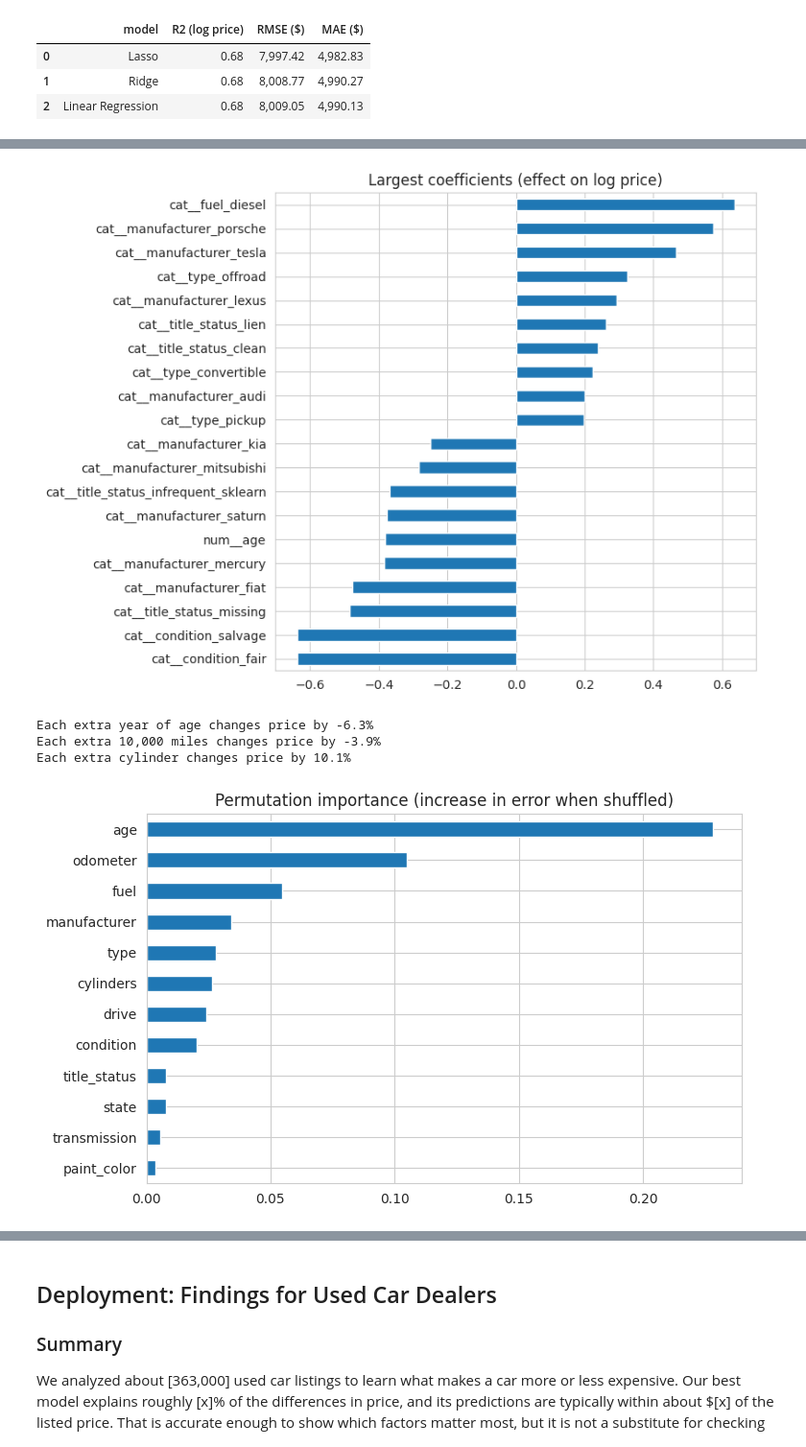
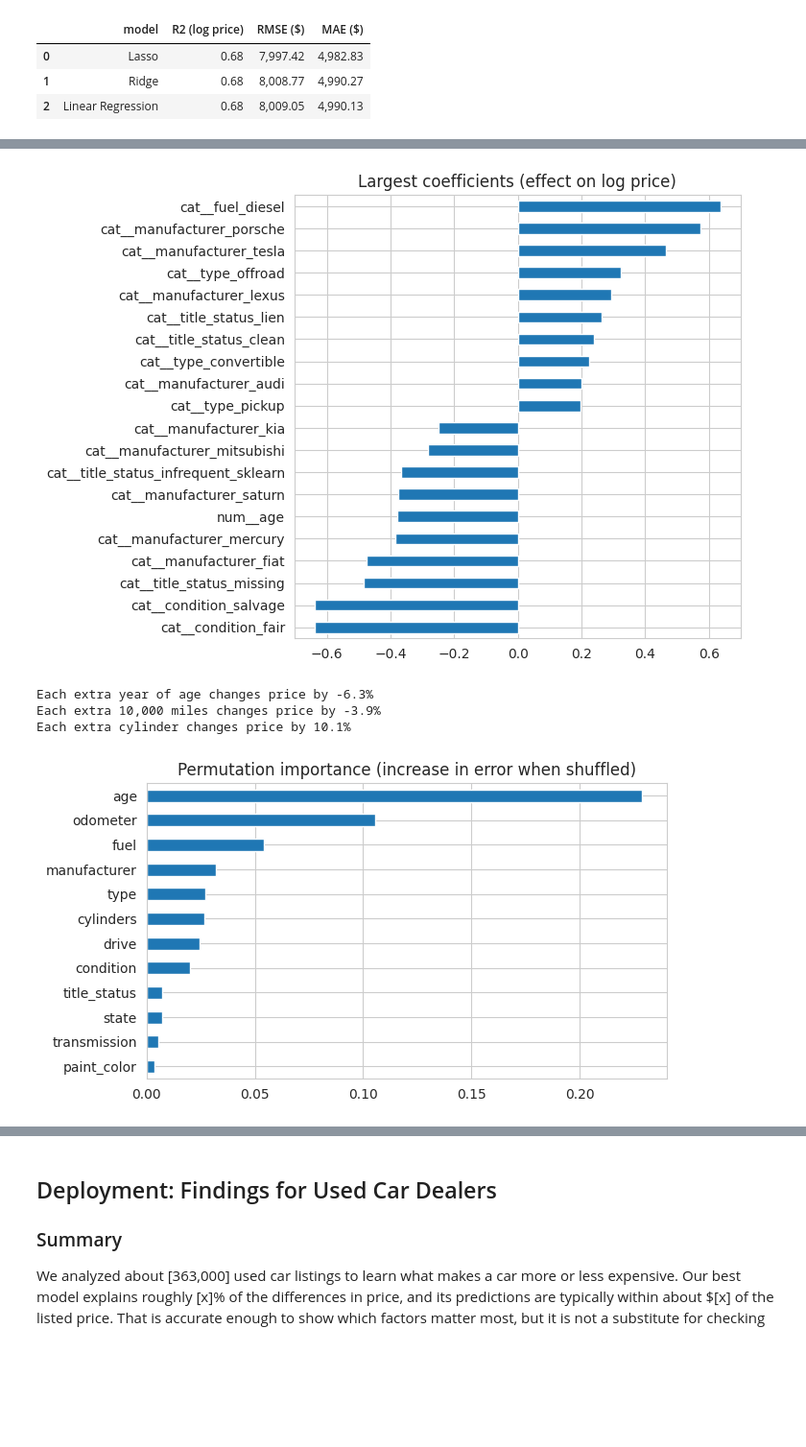
Before and after one commit to SuMiaRbyte/BERKLEY, a Jupyter notebook: prompt_II.ipynb, the cells around one changed output, grey strips where cells are left out. Shown at 96% size. Cells and saved outputs as stored; diff of their text form; code cells hidden in the pictures; blank space fills up the shorter version.

```diff
--- a/prompt_II.ipynb
+++ b/prompt_II.ipynb
@@ -383,10 +363,10 @@ coefs = pd.Series(best_model.named_steps["model"].coef_,
 
 # Biggest negative and positive effects on log(price)
 top = pd.concat([coefs.head(10), coefs.tail(10)])
-top.plot(kind="barh", figsize=(7, 7), title="Largest coefficients (effect on log price)")
+top.plot(kind="barh", figsize=(6, 6), title="Largest coefficients (effect on log price)")
 plt.show()
 # %% [output]
-[figure, old version]
+[figure, new version]
 # %%
 # Translate numeric features into dealer-friendly terms
 scaler = prep.named_transformers_["num"].named_steps["scale"]
@@ -405,13 +385,13 @@ Each extra cylinder changes price by 10.1%
 # %%
 #What drives price: permutation importance (works on original columns)
 sample = X_test.sample(20000, random_state=42)
 perm = permutation_importance(best_model, sample, y_test.loc[sample.index],
                               n_repeats=3, random_state=42, n_jobs=-1,
                               scoring="neg_root_mean_squared_error")
 
 importance = pd.Series(perm.importances_mean, index=X_test.columns).sort_values()
-importance.plot(kind="barh", figsize=(8, 5),
+importance.plot(kind="barh", figsize=(7, 4),
                 title="Permutation importance (increase in error when shuffled)")
 plt.show()
 # %% [output]
-[figure, old version]
+[figure, new version]
```
Also changed, not shown: parts of 8 cells of this notebook.
